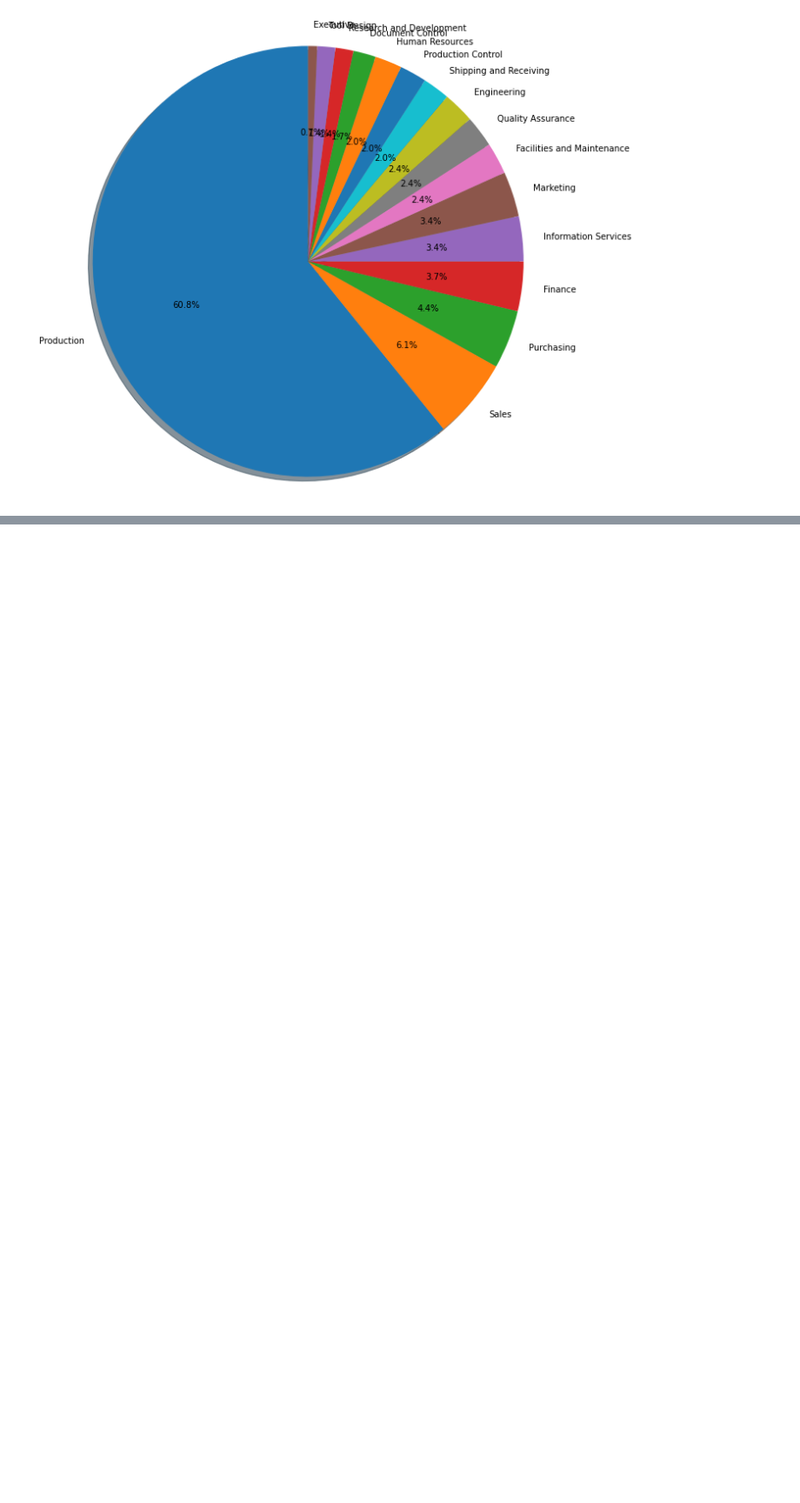
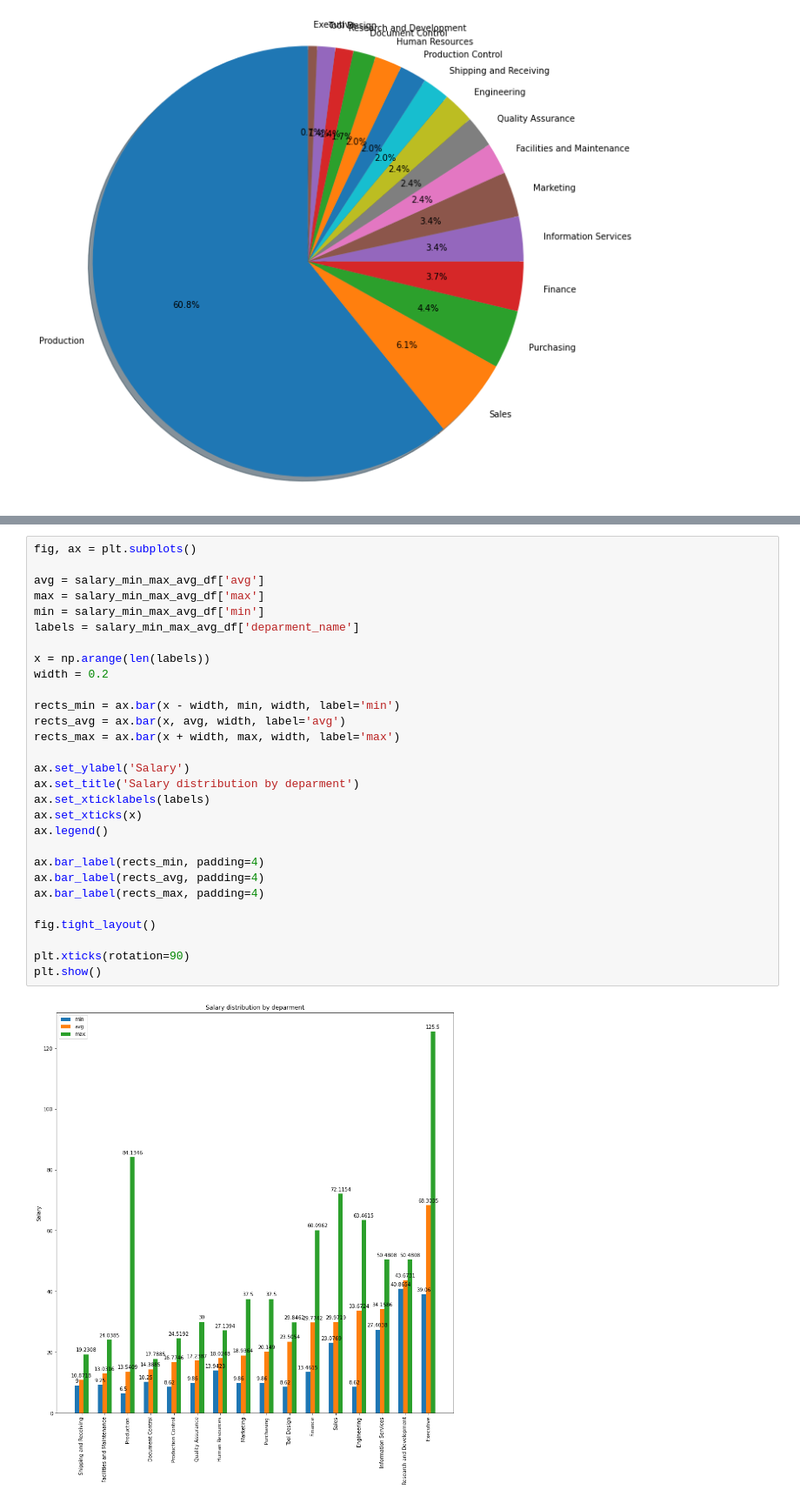
Before and after one commit to nikolaevtomov/adventureworks, a Jupyter notebook: notebook/1.humanresources.ipynb, the cells around one changed output, grey strips where cells are left out. Shown at 87% size. Cells and saved outputs as stored; diff of their text form; blank space fills up the shorter version.

Commit message:
Salary distribution by deparment

```diff
--- a/notebook/1.humanresources.ipynb
+++ b/notebook/1.humanresources.ipynb
@@ -148,0 +204,31 @@ plt.show()
+# %%
+fig, ax = plt.subplots()
+
+avg = salary_min_max_avg_df['avg']
+max = salary_min_max_avg_df['max']
+min = salary_min_max_avg_df['min']
+labels = salary_min_max_avg_df['deparment_name']
+
+x = np.arange(len(labels))
+width = 0.2
+
+rects_min = ax.bar(x - width, min, width, label='min')
+rects_avg = ax.bar(x, avg, width, label='avg')
+rects_max = ax.bar(x + width, max, width, label='max')
+
+ax.set_ylabel('Salary')
+ax.set_title('Salary distribution by deparment')
+ax.set_xticklabels(labels)
+ax.set_xticks(x)
+ax.legend()
+
+ax.bar_label(rects_min, padding=4)
+ax.bar_label(rects_avg, padding=4)
+ax.bar_label(rects_max, padding=4)
+
+fig.tight_layout()
+
+plt.xticks(rotation=90)
+plt.show()
+# %% [output]
+[figure, added]
```
Also changed, not shown: parts of 4 cells of this notebook.
